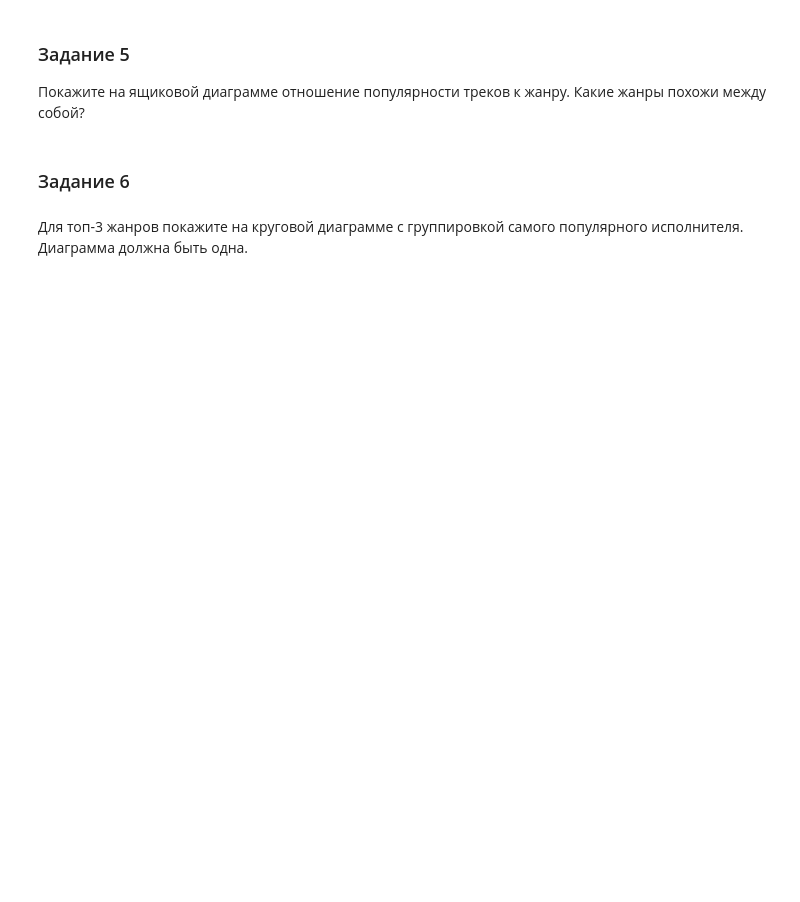
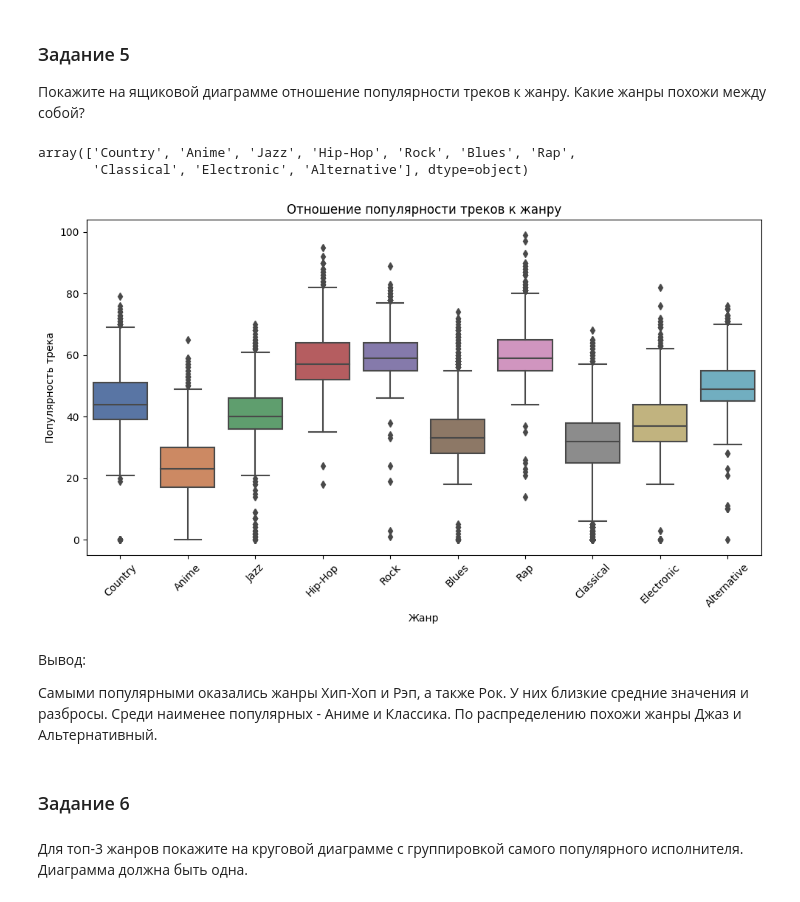
Before and after one commit to daryaami/cs102, a Jupyter notebook: homework08/Практическая_работа_6_22_23.ipynb, the cells around one changed output. Cells and saved outputs as stored; diff of their text form; code cells hidden in the pictures; blank space fills up the shorter version.

```diff
--- a/homework08/Практическая_работа_6_22_23.ipynb
+++ b/homework08/Практическая_работа_6_22_23.ipynb
@@ -75,3 +287,26 @@ $\color{red}{\text{Создайте для этой работы отдельн
+# %%
+genres = data['music_genre'].unique()
+genres = genres[:-1]
+genres
+# %% [output]
+array(['Country', 'Anime', 'Jazz', 'Hip-Hop', 'Rock', 'Blues', 'Rap',
+       'Classical', 'Electronic', 'Alternative'], dtype=object)
+# %%
+plt.figure(figsize=(10, 6))
+sns.set_palette('deep')
+sns.boxplot(x="music_genre", y="popularity", data=data)
+plt.title('Отношение популярности треков к жанру')
+plt.xlabel('Жанр')
+plt.ylabel('Популярность трека')
+plt.xticks(rotation=45)
+plt.tight_layout()
+plt.show()
+# %% [output]
+[figure, added]
+# %% [markdown]
+Вывод:
+
+Самыми популярными оказались жанры Хип-Хоп и Рэп, а также Рок. У них близкие средние значения и разбросы. Среди наименее популярных - Аниме и Классика. По распределению похожи жанры Джаз и Альтернативный.
 # %% [markdown]
 ### Задание 6
 # %% [markdown]
```
Also changed, not shown: parts of 48 cells of this notebook.
